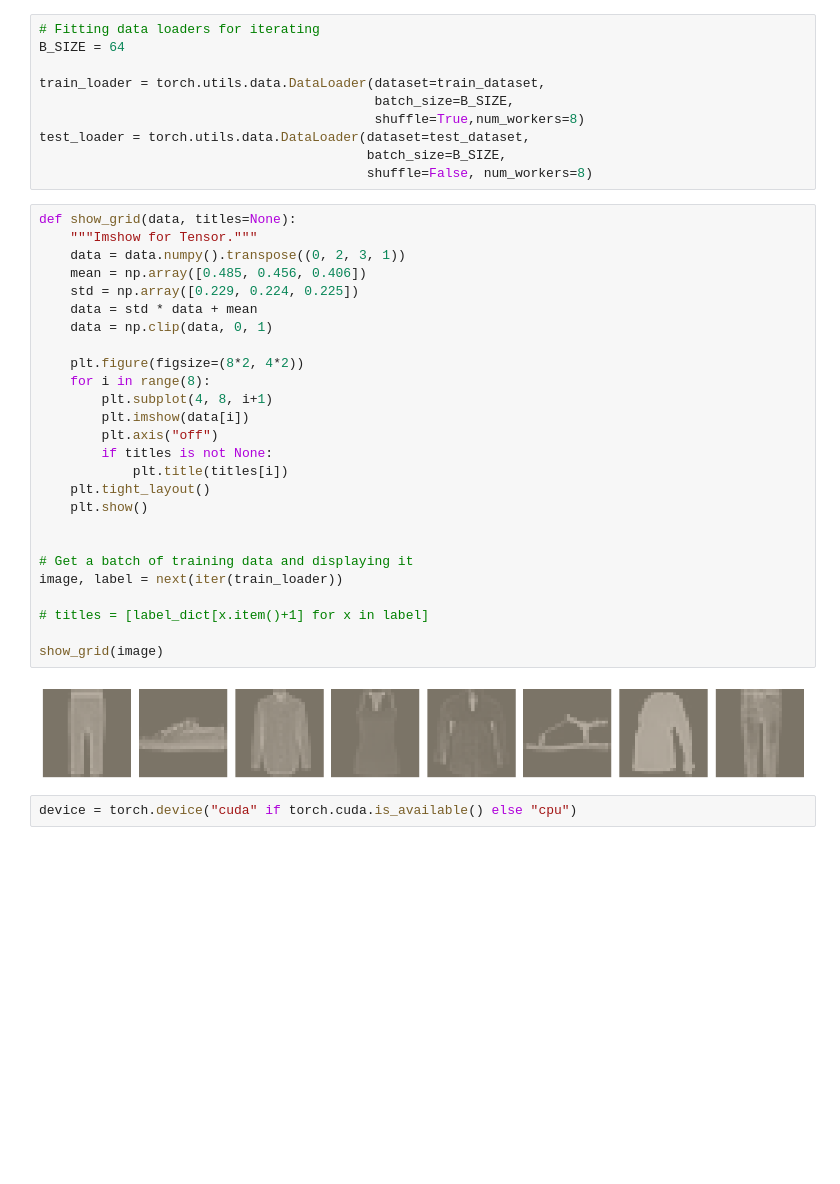
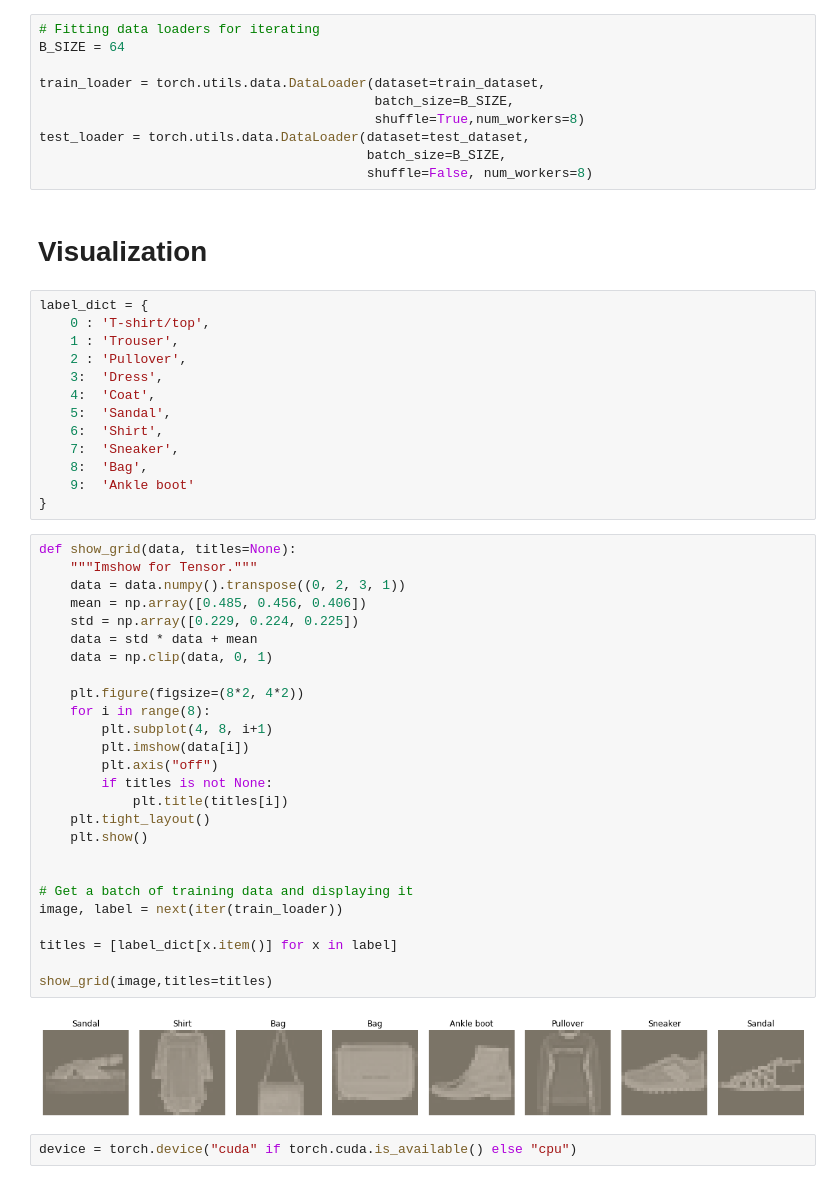
Before and after one commit to Dhagash4/CudaVision, a Jupyter notebook: assignment-5/LSTMs.ipynb, the cells around one changed output. Drawn from its saved outputs; the diff is of its cells as text; blank space fills up the shorter version.

```diff
--- a/assignment-5/LSTMs.ipynb
+++ b/assignment-5/LSTMs.ipynb
@@ -30,33 +34,48 @@ train_loader = torch.utils.data.DataLoader(dataset=train_dataset,
 test_loader = torch.utils.data.DataLoader(dataset=test_dataset,
                                           batch_size=B_SIZE,
                                           shuffle=False, num_workers=8)
+# %% [markdown]
+# Visualization
+# %%
+label_dict = {
+    0 :	'T-shirt/top',
+    1 :	'Trouser',
+    2 :	'Pullover',
+    3:	'Dress',
+    4:	'Coat',
+    5:	'Sandal',
+    6:	'Shirt',
+    7:	'Sneaker',
+    8:	'Bag',
+    9:	'Ankle boot'
+}
 # %%
 def show_grid(data, titles=None):
     """Imshow for Tensor."""
     data = data.numpy().transpose((0, 2, 3, 1))
     mean = np.array([0.485, 0.456, 0.406])
     std = np.array([0.229, 0.224, 0.225])
     data = std * data + mean
     data = np.clip(data, 0, 1)
 
     plt.figure(figsize=(8*2, 4*2))
     for i in range(8):
         plt.subplot(4, 8, i+1)
         plt.imshow(data[i])
         plt.axis("off")
         if titles is not None:
             plt.title(titles[i])
     plt.tight_layout()
     plt.show()
 
 
 # Get a batch of training data and displaying it
 image, label = next(iter(train_loader))
 
-# titles = [label_dict[x.item()+1] for x in label]
+titles = [label_dict[x.item()] for x in label]
 
-show_grid(image)
+show_grid(image,titles=titles)
 # %% [output]
-[figure, old version]
+[figure, new version]
 # %%
 device = torch.device("cuda" if torch.cuda.is_available() else "cpu")
```
Also changed, not shown: parts of 23 cells of this notebook, 2 other files.
